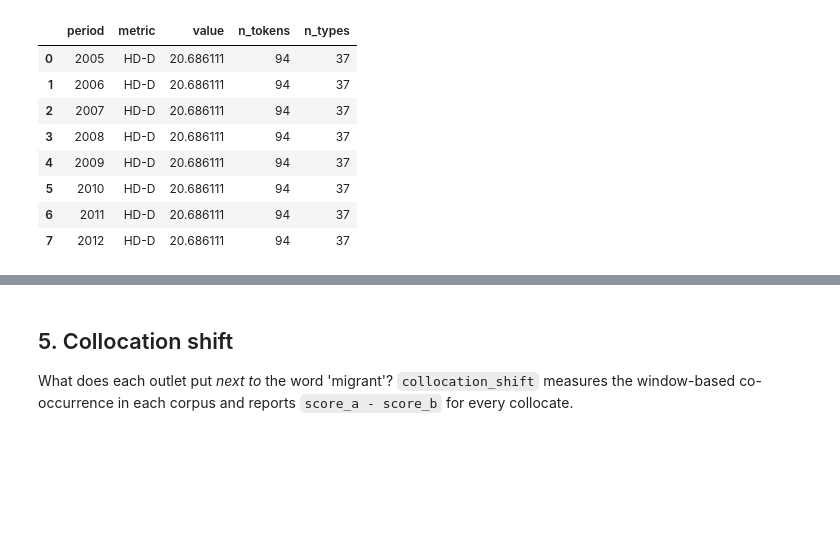
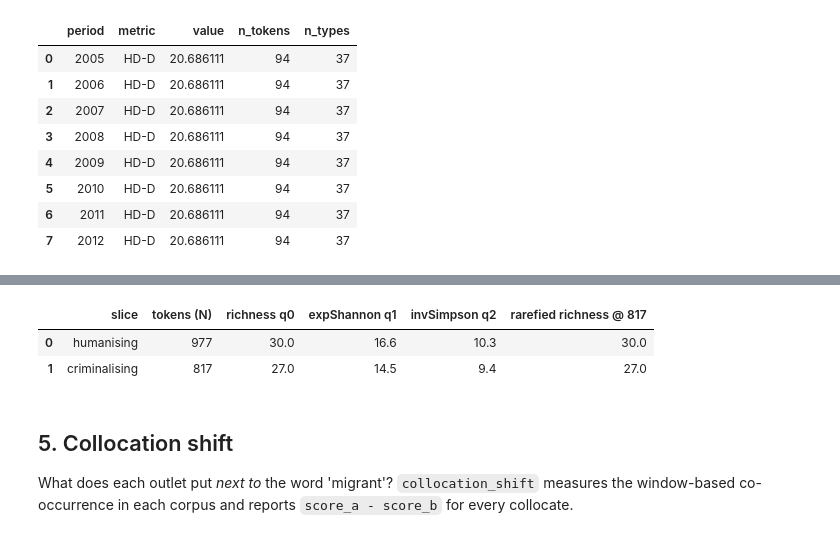
Before and after one commit to jturner-uofl/pycorpdiff, a Jupyter notebook: examples/pycorpdiff_tutorial.ipynb, the cells around one changed output, grey strips where cells are left out. Saved outputs shown, nothing was run; the diff lists cells and outputs as text; code cells hidden in the pictures; blank space fills up the shorter version.

```diff
--- a/examples/pycorpdiff_tutorial.ipynb
+++ b/examples/pycorpdiff_tutorial.ipynb
@@ -238,3 +252,23 @@ LexicalDiversityResult(label="outlet='criminalising'", |tokens|=817, |types|=27,
+# %%
+from pycorpdiff.lexical import hill_numbers, rarefaction
+import pandas as pd
+
+ch, cc = humanising.vocab().values, criminalising.vocab().values
+Nh, Nc = int(ch.sum()), int(cc.sum())
+n = min(Nh, Nc)  # rarefy both slices to the smaller one's size
+
+pd.DataFrame({
+    "slice": ["humanising", "criminalising"],
+    "tokens (N)": [Nh, Nc],
+    "richness q0": [hill_numbers(ch, 0), hill_numbers(cc, 0)],
+    "expShannon q1": [round(hill_numbers(ch, 1), 1), round(hill_numbers(cc, 1), 1)],
+    "invSimpson q2": [round(hill_numbers(ch, 2), 1), round(hill_numbers(cc, 2), 1)],
+    f"rarefied richness @ {n}": [round(rarefaction(ch, n), 1), round(rarefaction(cc, n), 1)],
+})
+# %% [output]
+|  | slice | tokens (N) | richness q0 | expShannon q1 | invSimpson q2 | rarefied richness @ 817 |
+| 0 | humanising | 977 | 30.0 | 16.6 | 10.3 | 30.0 |
+| 1 | criminalising | 817 | 27.0 | 14.5 | 9.4 | 27.0 |
 # %% [markdown]
 ## 5. Collocation shift
 
```
Also changed, not shown: parts of 3 cells of this notebook.
